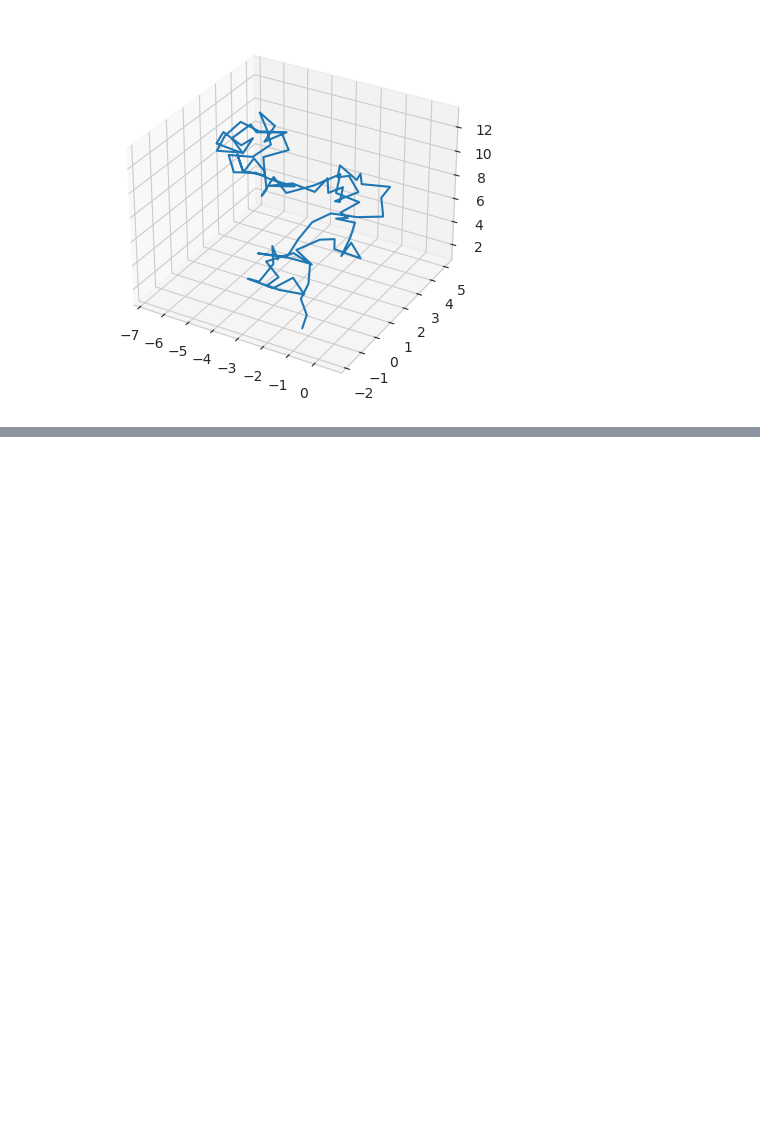
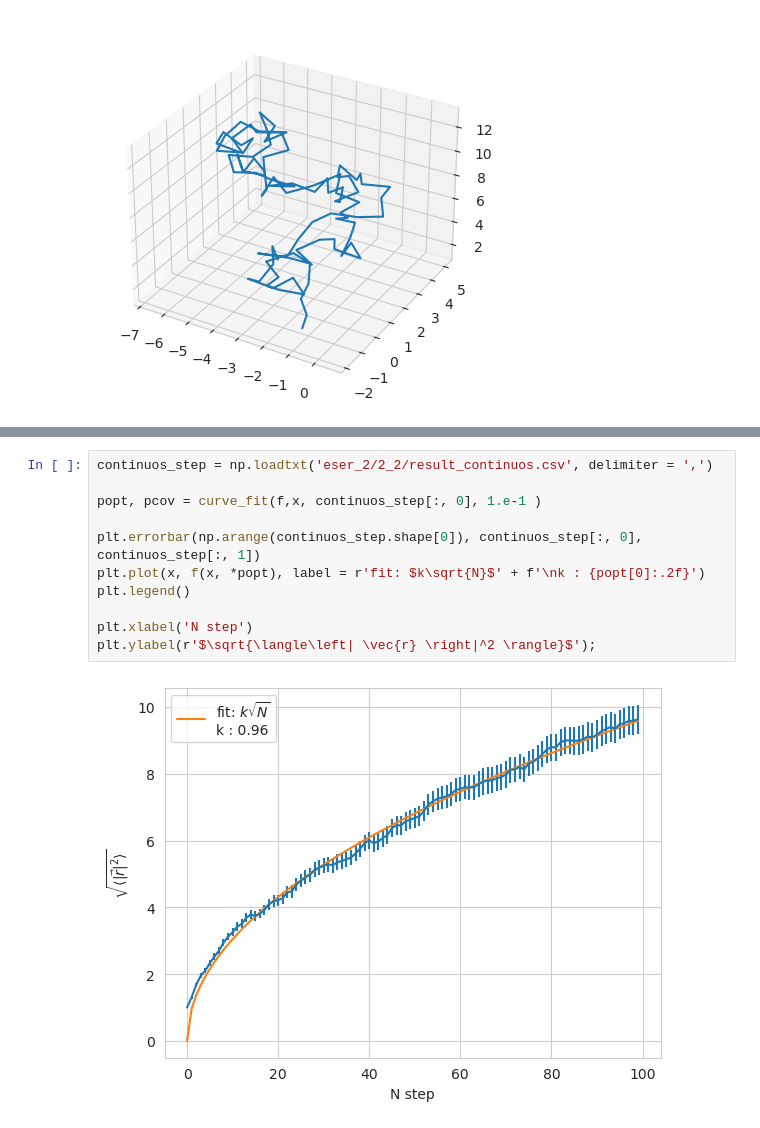
Before and after one commit to RandDouble/SimulazioneNumerica, a Jupyter notebook: LSN_Exercises_02.ipynb, the cells around one changed output, grey strips where cells are left out. Cells and saved outputs as stored; diff of their text form; blank space fills up the shorter version.

```diff
--- a/LSN_Exercises_02.ipynb
+++ b/LSN_Exercises_02.ipynb
@@ -86,0 +110,13 @@ ax.plot(data_continuos[:,0], data_continuos[:,1], data_continuos[:,2])
+# %%
+continuos_step = np.loadtxt('eser_2/2_2/result_continuos.csv', delimiter = ',')
+
+popt, pcov = curve_fit(f,x, continuos_step[:, 0], 1.e-1 )
+
+plt.errorbar(np.arange(continuos_step.shape[0]), continuos_step[:, 0], continuos_step[:, 1])
+plt.plot(x, f(x, *popt), label = r'fit: $k\sqrt{N}$' + f'\nk : {popt[0]:.2f}')
+plt.legend()
+
+plt.xlabel('N step')
+plt.ylabel(r'$\sqrt{\langle\left| \vec{r} \right|^2 \rangle}$');
+# %% [output]
+[figure, added]
```
Also changed, not shown: parts of 1 cell of this notebook, 6 other files.
